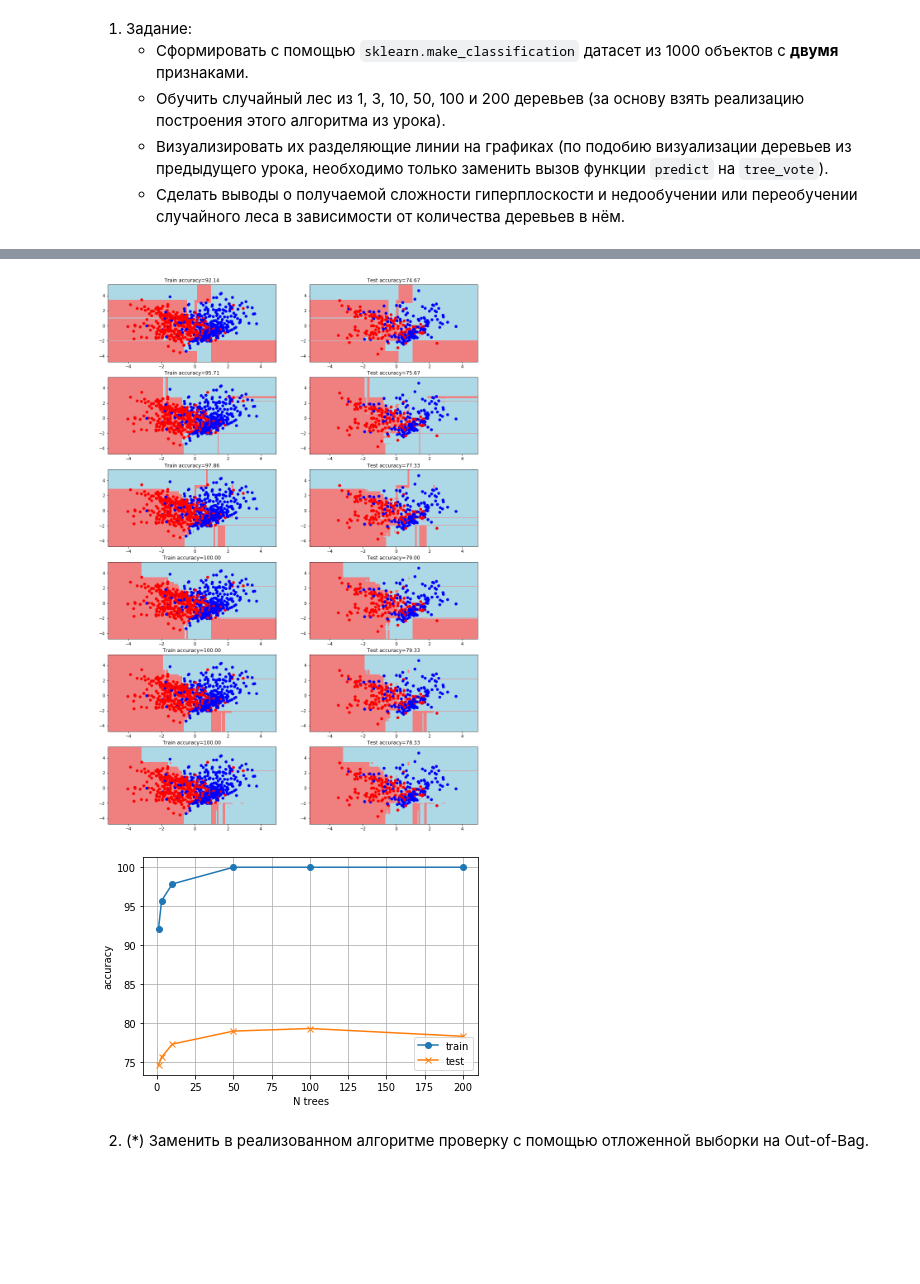
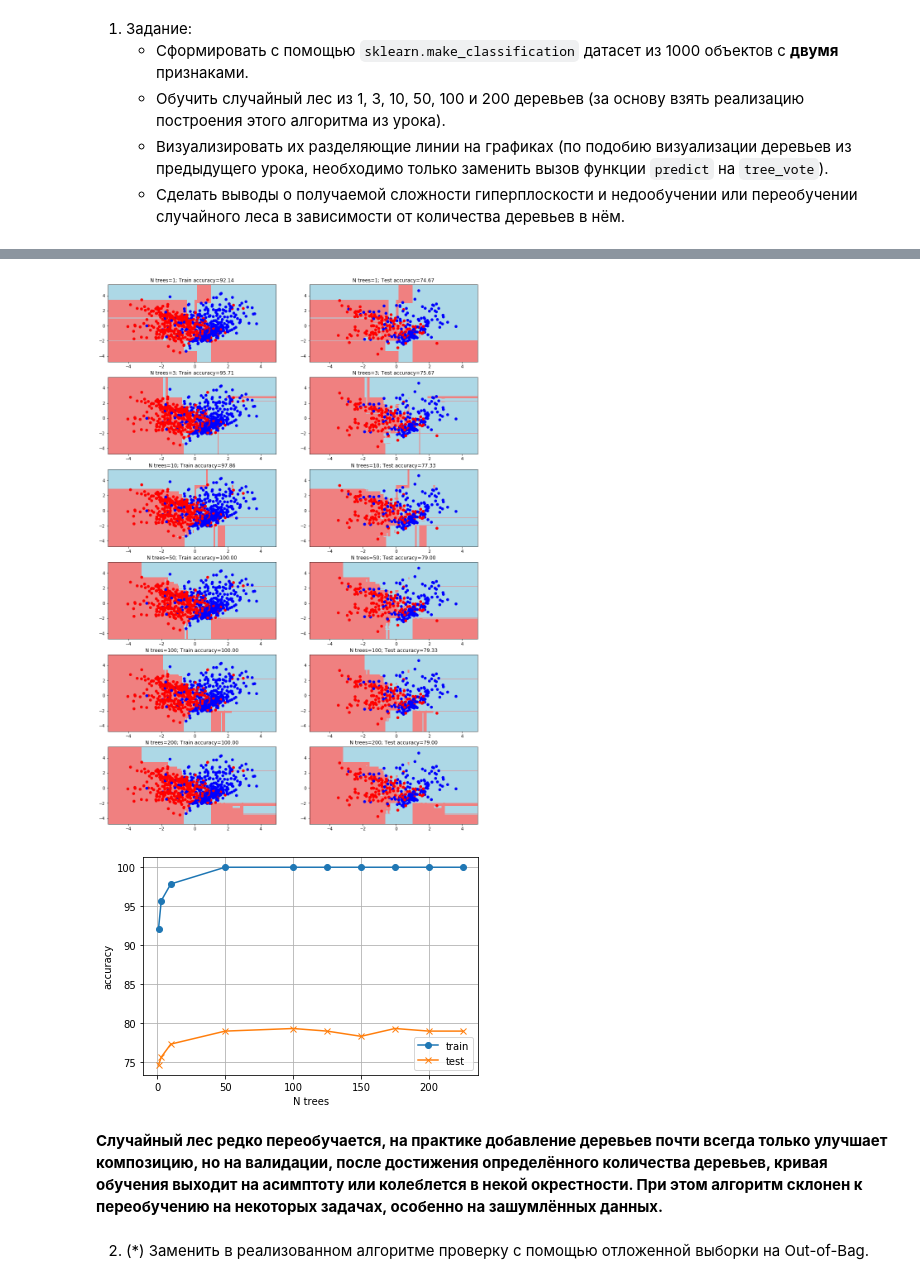
Before and after one commit to nglaz0v/Data_Analysis_Algorithms, a Jupyter notebook: task_05.ipynb, the cells around one changed output, grey strips where cells are left out. Saved outputs shown, nothing was run; the diff lists cells and outputs as text; code cells hidden in the pictures; blank space fills up the shorter version.

```diff
--- a/task_05.ipynb
+++ b/task_05.ipynb
@@ -35,7 +35,7 @@ train_data, test_data, train_labels, test_labels = train_test_split(X,
                                                                     test_size = 0.3,
                                                                     random_state = 1)
 # %%
-number_of_trees = (1, 3, 10, 50, 100, 200)
+number_of_trees = (1, 3, 10, 50, 100, 125, 150, 175, 200, 225)
 my_forest = {}
 train_accuracy = {}
 test_accuracy = {}
@@ -57,28 +61,28 @@ for n_trees in number_of_trees:
 # %%
 def get_meshgrid(data, step=0.05, border=1.2):
     x_min, x_max = data[:, 0].min() - border, data[:, 0].max() + border
     y_min, y_max = data[:, 1].min() - border, data[:, 1].max() + border
     return np.meshgrid(np.arange(x_min, x_max, step), np.arange(y_min, y_max, step))
 
 xx, yy = get_meshgrid(train_data)
 plt.figure(figsize=(16,24))
 k = 1
-for n_trees in number_of_trees:
+for n_trees in (1, 3, 10, 50, 100, 200):
     mesh_predictions = np.array(tree_vote(my_forest[n_trees], np.c_[xx.ravel(), yy.ravel()])).reshape(xx.shape)
 
-    plt.subplot(len(number_of_trees),2,k)
+    plt.subplot(6,2,k)
     plt.pcolormesh(xx, yy, mesh_predictions, cmap = light_colors)
     plt.scatter(train_data[:, 0], train_data[:, 1], c = train_labels, cmap = colors)
-    plt.title(f'Train accuracy={train_accuracy[n_trees]:.2f}')
+    plt.title(f'N trees={n_trees}; Train accuracy={train_accuracy[n_trees]:.2f}')
     k += 1
 
-    plt.subplot(len(number_of_trees),2,k)
+    plt.subplot(6,2,k)
     plt.pcolormesh(xx, yy, mesh_predictions, cmap = light_colors)
     plt.scatter(test_data[:, 0], test_data[:, 1], c = test_labels, cmap = colors)
-    plt.title(f'Test accuracy={test_accuracy[n_trees]:.2f}')
+    plt.title(f'N trees={n_trees}; Test accuracy={test_accuracy[n_trees]:.2f}')
     k += 1
 # %% [output]
-[figure, old version]
+[figure, new version]
 # %%
 plt.plot(list(train_accuracy.keys()), list(train_accuracy.values()), marker='o', label='train')
 plt.plot(list(test_accuracy.keys()), list(test_accuracy.values()), marker='x', label='test')
@@ -89,7 +93,9 @@ plt.legend()
 plt.grid()
 plt.show()
 # %% [output]
-[figure, old version]
+[figure, new version]
+# %% [markdown]
+**Случайный лес редко переобучается, на практике добавление деревьев почти всегда только улучшает композицию, но на валидации, после достижения определённого количества деревьев, кривая обучения выходит на асимптоту или колеблется в некой окрестности. При этом алгоритм склонен к переобучению на некоторых задачах, особенно на зашумлённых данных.**
 # %% [markdown]
 2. (\*) Заменить в реализованном алгоритме проверку с помощью отложенной выборки на Out-of-Bag.
 # %%
```
Also changed, not shown: parts of 6 cells of this notebook.
